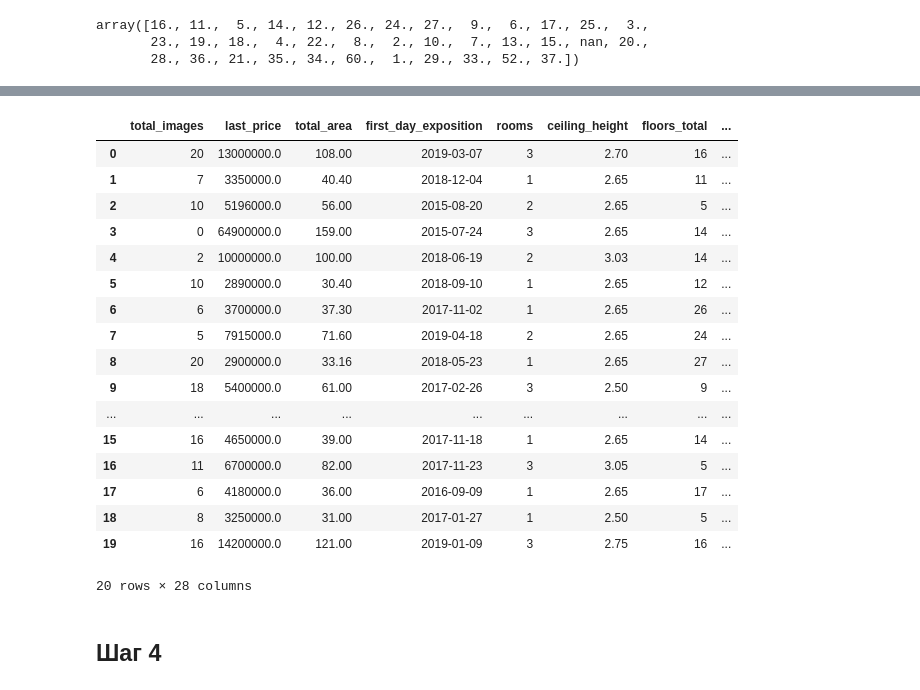
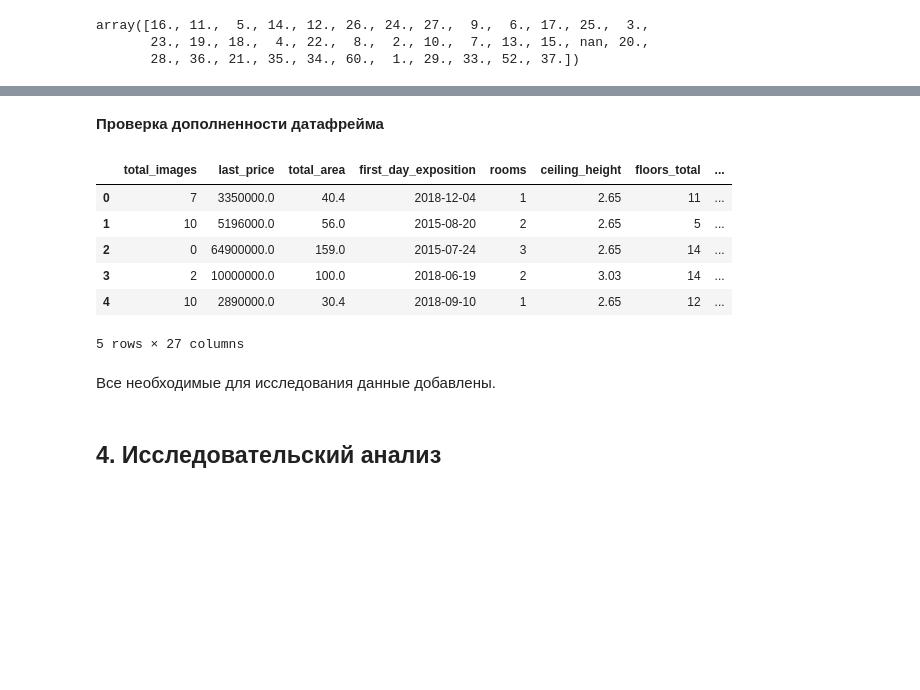
Before and after one commit to Alexman507/yandex_practicum_projects, a Jupyter notebook: real_estate/real_estate.ipynb, the cells around one changed output, grey strips where cells are left out. Saved outputs shown, nothing was run; the diff lists cells and outputs as text; code cells hidden in the pictures; blank space fills up the shorter version.

```diff
--- a/real_estate/real_estate.ipynb
+++ b/real_estate/real_estate.ipynb
@@ -196,2 +241,3 @@ df['airports_nearest'] = df['airports_nearest'].astype(int)
 # %%
-df['cityCenters_nearest'].sort_values().unique()
+df[df['locality_name'] == "Санкт-Петербург"].dropna(subset='cityCenters_nearest').reset_index(drop=True)
+df['cityCenters_nearest'].fillna(0, inplace = True)
@@ -200,3 +243,0 @@ array([  181.,   208.,   215., ..., 65952., 65968.,    nan])
-# %%
-df['cityCenters_nearest'].fillna(df['cityCenters_nearest'].median(), inplace = True)
-df['cityCenters_nearest'] = df['cityCenters_nearest'].astype(int)
@@ -223,4 +249,4 @@ array([1.000e+00, 3.000e+00, 4.000e+00, 7.000e+00, 9.000e+00, 1.000e+01,
 # %%
-df['parks_nearest'][df['parks_around3000']>0].fillna(df['parks_nearest'].mean(), inplace = True)
+df['parks_nearest'][df['parks_around3000']>0].fillna(df['parks_nearest'][df['parks_around3000']>0].mean(), inplace = True)
 df['parks_nearest'].fillna(3000, inplace = True)
 df['parks_nearest'] = df['parks_nearest'].astype(int)
@@ -231,4 +253,4 @@ array([  13.,   16.,   19., ..., 1341., 1344.,   nan])
 # %%
-df['ponds_nearest'][df['ponds_around3000']>0].fillna(df['ponds_nearest'].mean(), inplace = True)
+df['ponds_nearest'][df['ponds_around3000']>0].fillna(df['ponds_nearest'][df['ponds_around3000']>0].mean(), inplace = True)
 df['ponds_nearest'].fillna(3000, inplace = True)
 df['ponds_nearest'] = df['ponds_nearest'].astype(int)
@@ -358,26 +370,19 @@ Name: cityCenters_nearest_km, Length: 23699, dtype: int32
+# %% [markdown]
+**Проверка дополненности датафрейма**
 # %%
-df.head(20)
+df.head()
 # %% [output]
 |  | total_images | last_price | total_area | first_day_exposition | rooms | ceiling_height | floors_total | ... |
-| 0 | 20 | 13000000.0 | 108.00 | 2019-03-07 | 3 | 2.70 | 16 | ... |
-| 1 | 7 | 3350000.0 | 40.40 | 2018-12-04 | 1 | 2.65 | 11 | ... |
-| 2 | 10 | 5196000.0 | 56.00 | 2015-08-20 | 2 | 2.65 | 5 | ... |
-| 3 | 0 | 64900000.0 | 159.00 | 2015-07-24 | 3 | 2.65 | 14 | ... |
-| 4 | 2 | 10000000.0 | 100.00 | 2018-06-19 | 2 | 3.03 | 14 | ... |
-| 5 | 10 | 2890000.0 | 30.40 | 2018-09-10 | 1 | 2.65 | 12 | ... |
-| 6 | 6 | 3700000.0 | 37.30 | 2017-11-02 | 1 | 2.65 | 26 | ... |
-| 7 | 5 | 7915000.0 | 71.60 | 2019-04-18 | 2 | 2.65 | 24 | ... |
-| 8 | 20 | 2900000.0 | 33.16 | 2018-05-23 | 1 | 2.65 | 27 | ... |
-| 9 | 18 | 5400000.0 | 61.00 | 2017-02-26 | 3 | 2.50 | 9 | ... |
-| ... | ... | ... | ... | ... | ... | ... | ... | ... |
-| 15 | 16 | 4650000.0 | 39.00 | 2017-11-18 | 1 | 2.65 | 14 | ... |
-| 16 | 11 | 6700000.0 | 82.00 | 2017-11-23 | 3 | 3.05 | 5 | ... |
-| 17 | 6 | 4180000.0 | 36.00 | 2016-09-09 | 1 | 2.65 | 17 | ... |
-| 18 | 8 | 3250000.0 | 31.00 | 2017-01-27 | 1 | 2.50 | 5 | ... |
-| 19 | 16 | 14200000.0 | 121.00 | 2019-01-09 | 3 | 2.75 | 16 | ... |
+| 0 | 7 | 3350000.0 | 40.4 | 2018-12-04 | 1 | 2.65 | 11 | ... |
+| 1 | 10 | 5196000.0 | 56.0 | 2015-08-20 | 2 | 2.65 | 5 | ... |
+| 2 | 0 | 64900000.0 | 159.0 | 2015-07-24 | 3 | 2.65 | 14 | ... |
+| 3 | 2 | 10000000.0 | 100.0 | 2018-06-19 | 2 | 3.03 | 14 | ... |
+| 4 | 10 | 2890000.0 | 30.4 | 2018-09-10 | 1 | 2.65 | 12 | ... |
-20 rows × 28 columns
+5 rows × 27 columns
+# %% [markdown]
+Все необходимые для исследования данные добавлены.
 # %% [markdown]
-## Шаг 4
+## 4. Исследовательский анализ
 # %%
 columns_to_analyse = ['total_area', 'living_area', 'kitchen_area',
  'last_price', 'rooms', 'ceiling_height',
```
Also changed, not shown: parts of 69 cells of this notebook.
